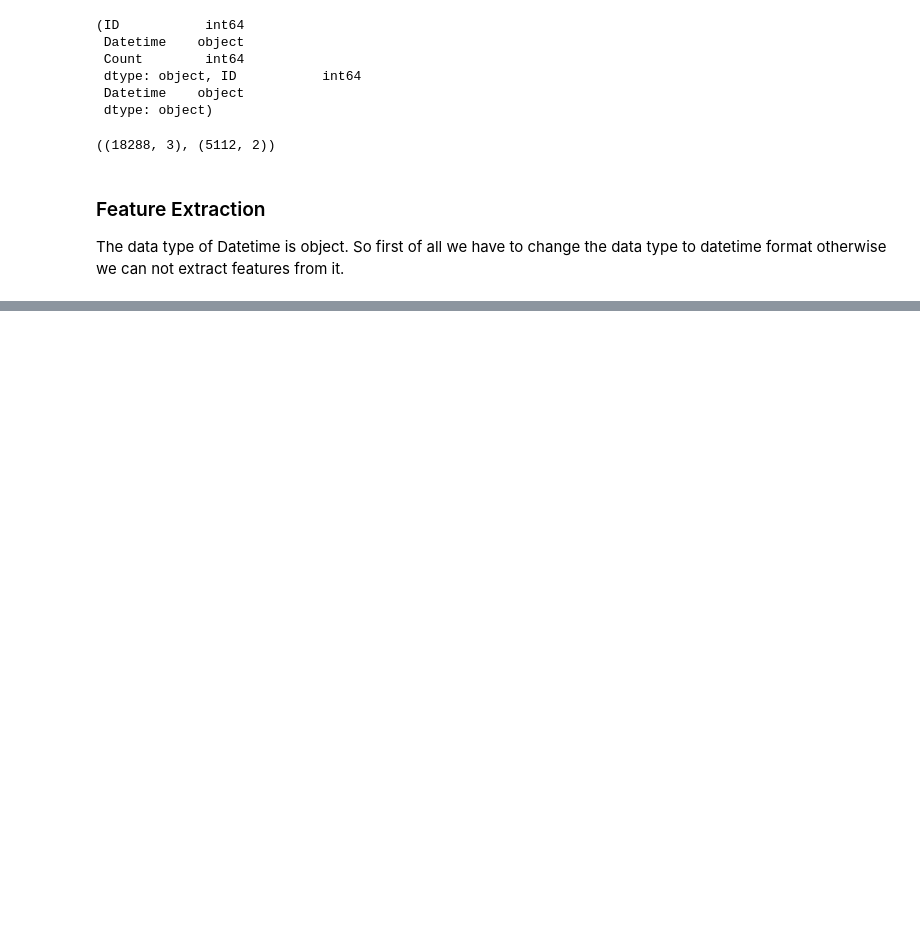
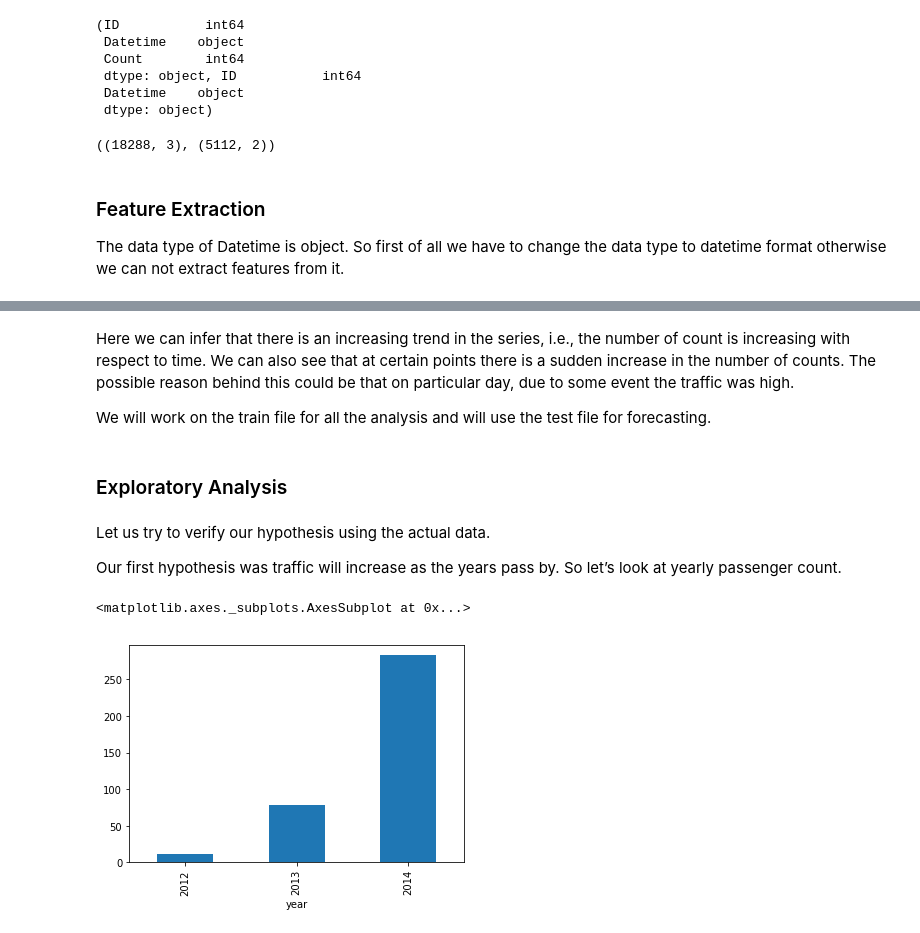
Before and after one commit to sksoumik/machine-learning-projects, a Jupyter notebook: Forecasting_traffic/timeseries_forecasting.ipynb, the cells around one changed output, grey strips where cells are left out. Saved outputs shown, nothing was run; the diff lists cells and outputs as text; code cells hidden in the pictures; blank space fills up the shorter version.

```diff
--- a/Forecasting_traffic/timeseries_forecasting.ipynb
+++ b/Forecasting_traffic/timeseries_forecasting.ipynb
@@ -77,0 +121,15 @@ for i in (train, test, test_original, train_original):
+# %% [markdown]
+Here we can infer that there is an increasing trend in the series, i.e., the number of count is increasing with respect to time. We can also see that at certain points there is a sudden increase in the number of counts. The possible reason behind this could be that on particular day, due to some event the traffic was high.
+
+We will work on the train file for all the analysis and will use the test file for forecasting.
+# %% [markdown]
+###  Exploratory Analysis
+# %% [markdown]
+Let us try to verify our hypothesis using the actual data.
+
+Our first hypothesis was traffic will increase as the years pass by. So let’s look at yearly passenger count.
+# %%
+train.groupby('year')['Count'].mean().plot.bar()
+# %% [output]
+<matplotlib.axes._subplots.AxesSubplot at 0x...>
+[figure, added]
```
Also changed, not shown: parts of 13 cells of this notebook, 3 other files.
